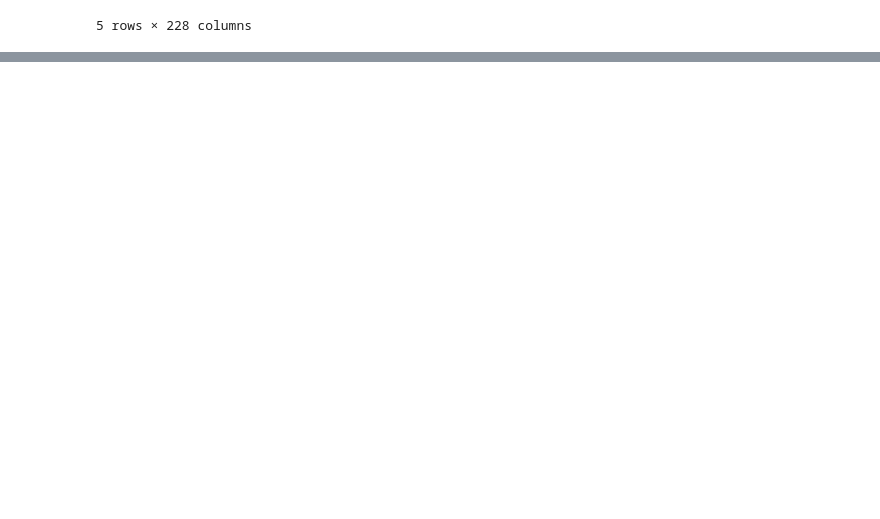
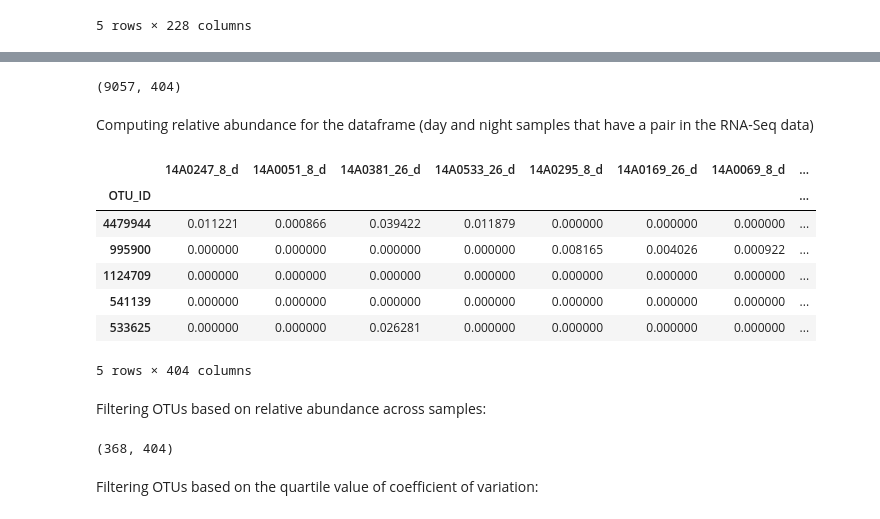
Before and after one commit to SantosRAC/maize_microbiome_transcriptomics, a Jupyter notebook: poster_presentation_notebooks/pag_2025/original_otus_separate_day_periods.ipynb, the cells around one changed output, grey strips where cells are left out. Drawn from its saved outputs; the diff is of its cells as text; code cells hidden in the pictures; blank space fills up the shorter version.

```diff
--- a/poster_presentation_notebooks/pag_2025/original_otus_separate_day_periods.ipynb
+++ b/poster_presentation_notebooks/pag_2025/original_otus_separate_day_periods.ipynb
@@ -130,0 +172,23 @@ filtered_otu_table_night_df.head()
+# %%
+# Concatenate the two dataframes before filtering
+filtered_otu_table_day_night_df = pd.concat([filtered_otu_table_day_df, filtered_otu_table_night_df], axis=1)
+filtered_otu_table_day_night_df.shape
+# %% [output]
+(9057, 404)
+# %% [markdown]
+Computing relative abundance for the dataframe (day and night samples that have a pair in the RNA-Seq data)
+# %%
+filtered_otu_table_day_night_rel_abund = filtered_otu_table_day_night_df.divide(filtered_otu_table_day_night_df.sum())
+filtered_otu_table_day_night_rel_abund = filtered_otu_table_day_night_rel_abund * 100
+filtered_otu_table_day_night_rel_abund.head()
+# %% [output]
+|  | 14A0247_8_d | 14A0051_8_d | 14A0381_26_d | 14A0533_26_d | 14A0295_8_d | 14A0169_26_d | 14A0069_8_d | ... |
+| OTU_ID |  |  |  |  |  |  |  | ... |
+| 4479944 | 0.011221 | 0.000866 | 0.039422 | 0.011879 | 0.000000 | 0.000000 | 0.000000 | ... |
+| 995900 | 0.000000 | 0.000000 | 0.000000 | 0.000000 | 0.008165 | 0.004026 | 0.000922 | ... |
+| 1124709 | 0.000000 | 0.000000 | 0.000000 | 0.000000 | 0.000000 | 0.000000 | 0.000000 | ... |
+| 541139 | 0.000000 | 0.000000 | 0.000000 | 0.000000 | 0.000000 | 0.000000 | 0.000000 | ... |
+| 533625 | 0.000000 | 0.000000 | 0.026281 | 0.000000 | 0.000000 | 0.000000 | 0.000000 | ... |
+5 rows × 404 columns
+# %% [markdown]
+Filtering OTUs based on relative abundance across samples:
@@ -130,0 +197,7 @@ filtered_otu_table_night_df.head()
+# %%
+filtered_otu_table_day_night_filtered_rel_abund = filtered_otu_table_day_night_df[filtered_otu_table_day_night_df.index.isin(otus_tokeep)]
+filtered_otu_table_day_night_filtered_rel_abund.shape
+# %% [output]
+(368, 404)
+# %% [markdown]
+Filtering OTUs based on the quartile value of coefficient of variation:
```
Also changed, not shown: parts of 17 cells of this notebook.
